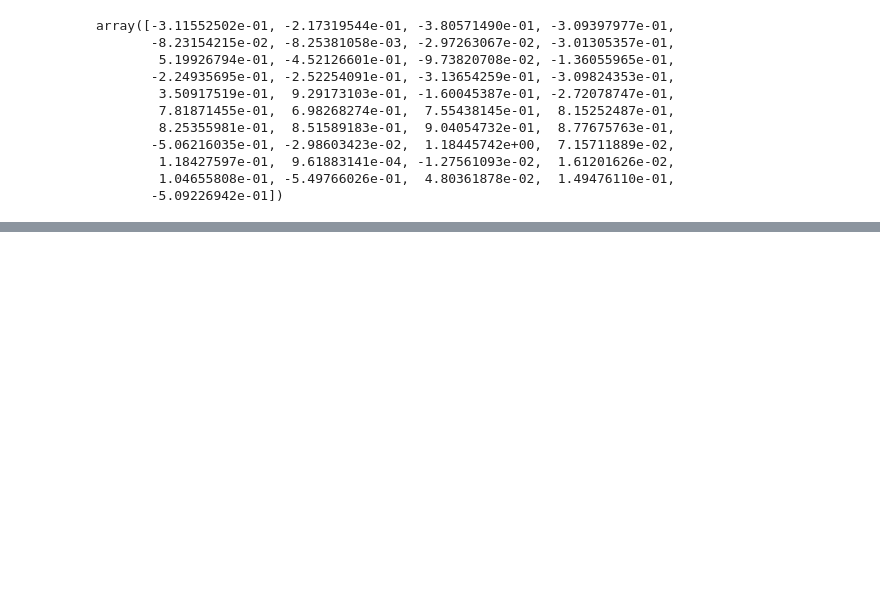
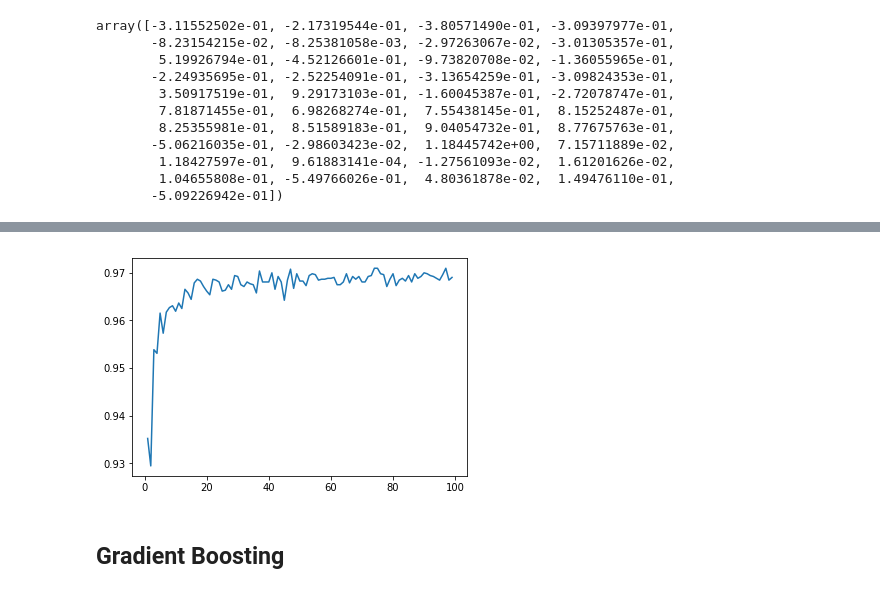
Before and after one commit to matheusfebarbosa/statistical-learning-assignment, a Jupyter notebook: TP1.ipynb, the cells around one changed output, grey strips where cells are left out. Cells and saved outputs as stored; diff of their text form; code cells hidden in the pictures; blank space fills up the shorter version.

```diff
--- a/TP1.ipynb
+++ b/TP1.ipynb
@@ -154,3 +211,16 @@ Mean accuracy:  0.9600162565580433
+# %%
+n_trees =  list(range(1,100))
+results = [ ]
+for s in n_trees:
+    rfc = RandomForestClassifier(n_estimators = s)
+    results.append(k_fold_evaluate(rfc,folds))
+
+plt.plot(n_trees,results)
+plt.show()
+# %% [output]
+[figure, added]
+# %% [markdown]
+## Gradient Boosting
 # %%
 from sklearn.ensemble import GradientBoostingClassifier
 
```
Also changed, not shown: parts of 25 cells of this notebook.
